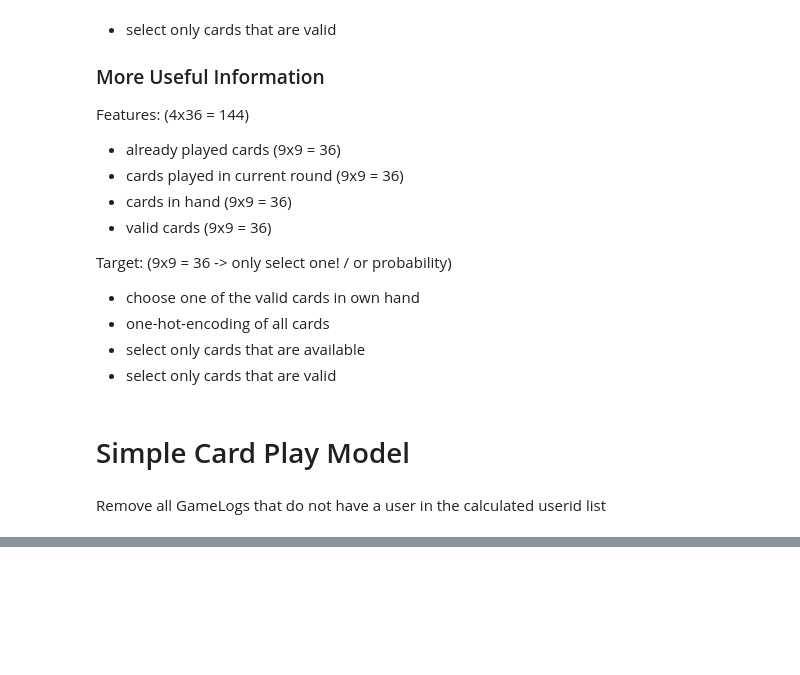
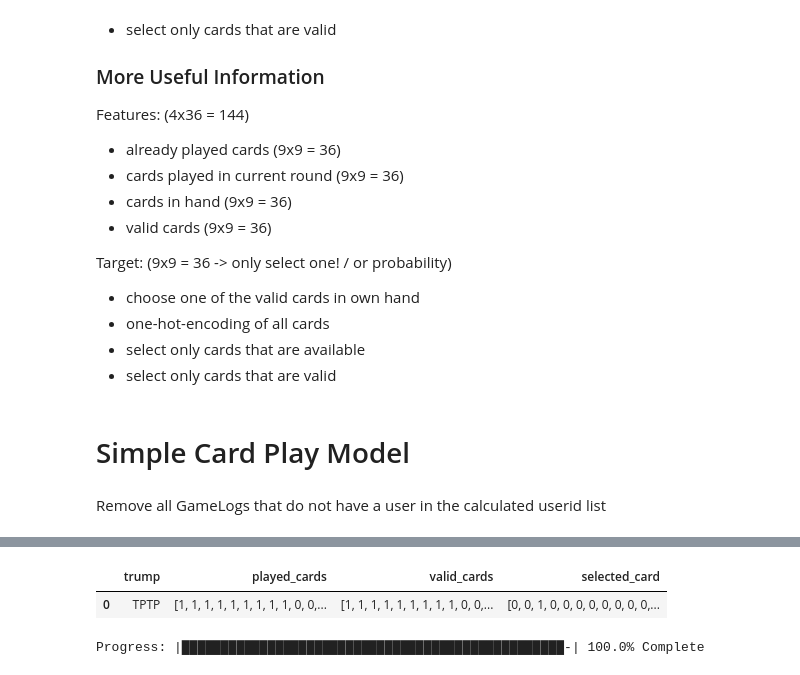
Before and after one commit to xXTime-OnXx/dl4g-jass-bot, a Jupyter notebook: neural_networks/DeepLearningCardPlay.ipynb, the cells around one changed output, grey strips where cells are left out. Cells and saved outputs as stored; diff of their text form; code cells hidden in the pictures; blank space fills up the shorter version.

```diff
--- a/neural_networks/DeepLearningCardPlay.ipynb
+++ b/neural_networks/DeepLearningCardPlay.ipynb
@@ -158,3 +202,14 @@ data.head()
+# %%
+data = pd.DataFrame({
+    'trump': 'TPTP',
+    'played_cards': [[1, 1, 1, 1, 1, 1, 1, 1, 1, 0, 0, 0, 0, 0, 0, 0, 0, 0, 0, 0, 0, 0, 0, 0, 0, 0, 0, 0, 0, 0, 0, 0, 0, 0, 0, 0]],
+    'valid_cards': [[1, 1, 1, 1, 1, 1, 1, 1, 1, 0, 0, 0, 0, 0, 0, 0, 0, 0, 0, 0, 0, 0, 0, 0, 0, 0, 0, 0, 0, 0, 0, 0, 0, 0, 0, 0]],
+    'selected_card': [[0, 0, 1, 0, 0, 0, 0, 0, 0, 0, 0, 0, 0, 0, 0, 0, 0, 0, 0, 0, 0, 0, 0, 0, 0, 0, 0, 0, 0, 0, 0, 0, 0, 0, 0, 0]]})
+
+data.head()
+# %% [output]
+|  | trump | played_cards | valid_cards | selected_card |
+| 0 | TPTP | [1, 1, 1, 1, 1, 1, 1, 1, 1, 0, 0,... | [1, 1, 1, 1, 1, 1, 1, 1, 1, 0, 0,... | [0, 0, 1, 0, 0, 0, 0, 0, 0, 0, 0,... |
 # %%
 # Print iterations progress
 def printProgressBar(iteration, total, prefix = '', suffix = '', decimals = 1, length = 100, fill = '█', printEnd = "\r"):
@@ -206,10 +261,9 @@ def collect_data_from_game_logs():
                             played_cards.append(card)
 
                 # Convert to string representation if needed
-                played_cards_str = convert_int_encoded_cards_to_str_encoded(played_cards)
+                played_cards_encoded = get_cards_encoded(played_cards)
 
-                valid_cards = game_rule.get_valid_cards_from_state(state)
-                valid_cards_str = convert_one_hot_encoded_cards_to_str_encoded_list(valid_cards)
+                valid_cards_encoded = game_rule.get_valid_cards_from_state(state)
 
                 # evaluate the played card by the player from the next following state
                 selected_card = -1
@@ -226,17 +280,19 @@ def collect_data_from_game_logs():
                         next_state_trick = next_state.tricks[next_state.nr_tricks - 1, :]
                         selected_card = next_state_trick[-1]
 
-                selected_card_str = convert_int_encoded_cards_to_str_encoded([selected_card])
+                selected_card_encoded = get_cards_encoded([selected_card])
 
                 # Add the game state as a row
                 data_rows.append([
-                    game_log.game.trump, played_cards_str, valid_cards_str, selected_card_str[0]
+                    game_log.game.trump, played_cards_encoded, valid_cards_encoded, selected_card_encoded
                 ])
 
-        if idx % 100 == 0:
+        if idx % 10000 == 0:
             global data
             data = pd.concat([data, pd.DataFrame(data_rows, columns=['trump', 'played_cards', 'valid_cards', 'selected_card'])], ignore_index=True)
             data_rows = []
             assert len(data_rows) == 0
 
 collect_data_from_game_logs()
+# %% [output]
+Progress: |█████████████████████████████████████████████████-| 100.0% Complete
```
Also changed, not shown: parts of 27 cells of this notebook, 6 other files.
